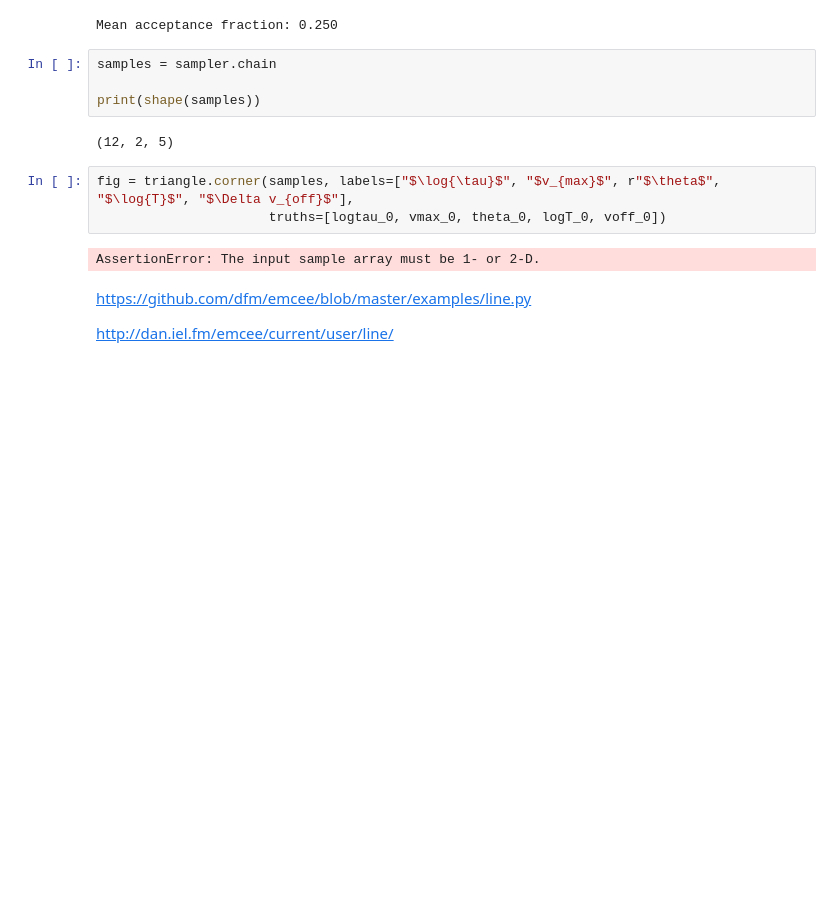
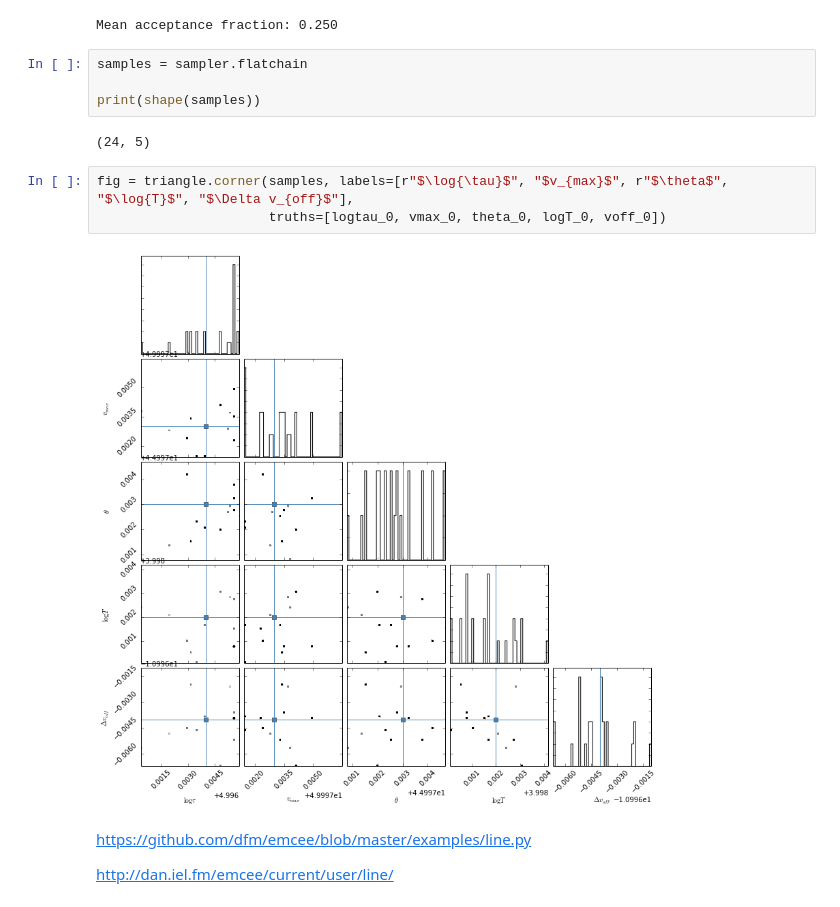
Before and after one commit to astroandes/tololo-lya-fit, a Jupyter notebook: code/mc.ipynb, the cells around one changed output. Drawn from its saved outputs; the diff is of its cells as text; blank space fills up the shorter version.

```diff
--- a/code/mc.ipynb
+++ b/code/mc.ipynb
@@ -170,16 +170,16 @@ print("Mean acceptance fraction: {0:.3f}"
 # %% [output]
 Mean acceptance fraction: 0.250
 # %%
-samples = sampler.chain
+samples = sampler.flatchain
 
 print(shape(samples))
 # %% [output]
-(12, 2, 5)
+(24, 5)
 # %%
-fig = triangle.corner(samples, labels=["$\log{\tau}$", "$v_{max}$", r"$\theta$", "$\log{T}$", "$\Delta v_{off}$"],
+fig = triangle.corner(samples, labels=[r"$\log{\tau}$", "$v_{max}$", r"$\theta$", "$\log{T}$", "$\Delta v_{off}$"],
                       truths=[logtau_0, vmax_0, theta_0, logT_0, voff_0])
 # %% [output]
-AssertionError: The input sample array must be 1- or 2-D.
+[figure, added]
 # %% [markdown]
 https://github.com/dfm/emcee/blob/master/examples/line.py
 
```
Also changed, not shown: parts of 1 cell of this notebook, 1 other file.
